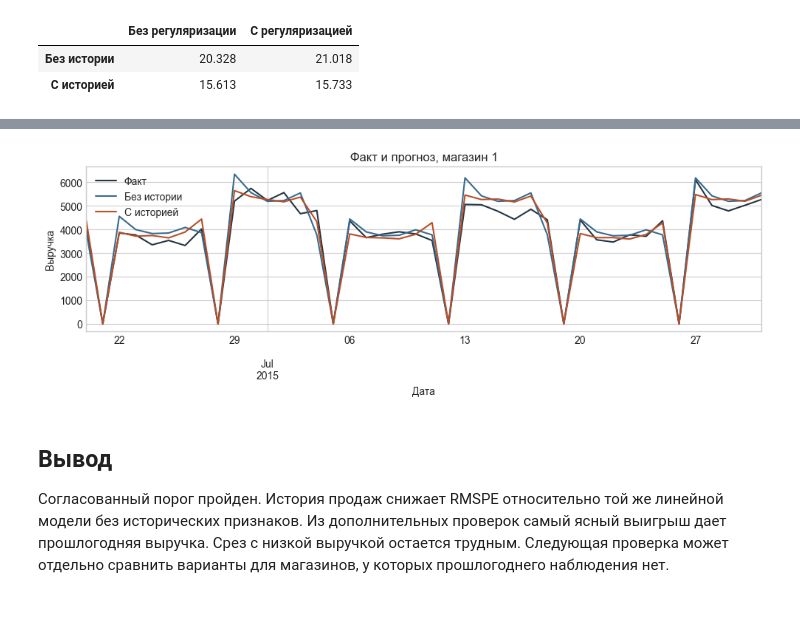
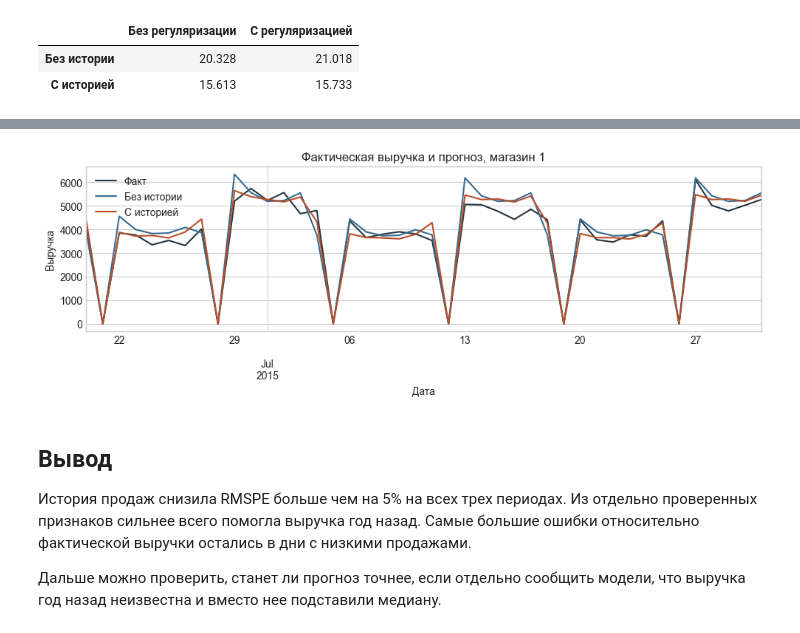
Before and after one commit to PikaChuChuMF/RnD-ML-Course-2026-2, a Jupyter notebook: notebooks/analysis.ipynb, the cells around one changed output, grey strips where cells are left out. Drawn from its saved outputs; the diff is of its cells as text; code cells hidden in the pictures.

```diff
--- a/notebooks/analysis.ipynb
+++ b/notebooks/analysis.ipynb
@@ -287,16 +288,16 @@ plt.show()
 # %%
 store_id = predictions["Store"].min()
 store = predictions.loc[predictions["Store"] == store_id].sort_values("Date").set_index("Date")
 lines = store[["Sales", "no_history", "with_history"]].rename(columns={"Sales": "Факт", **names})
 ax = lines.plot(figsize=(10, 3.6), color=["#243543", "#376b8d", "#ba4e28"])
-ax.set(title=f"Факт и прогноз, магазин {store_id}", xlabel="Дата", ylabel="Выручка")
+ax.set(title=f"Фактическая выручка и прогноз, магазин {store_id}", xlabel="Дата", ylabel="Выручка")
 plt.tight_layout()
 plt.show()
 # %% [output]
-[figure, old version]
+[figure, new version]
 # %% [markdown]
 ## Вывод
 
-Согласованный порог пройден. История продаж снижает RMSPE относительно той же линейной модели без исторических признаков.
-Из дополнительных проверок самый ясный выигрыш дает прошлогодняя выручка. Срез с низкой выручкой остается трудным.
-Следующая проверка может отдельно сравнить варианты для магазинов, у которых прошлогоднего наблюдения нет.
+История продаж снизила RMSPE больше чем на 5% на всех трех периодах. Из отдельно проверенных признаков сильнее всего помогла выручка год назад. Самые большие ошибки относительно фактической выручки остались в дни с низкими продажами.
+
+Дальше можно проверить, станет ли прогноз точнее, если отдельно сообщить модели, что выручка год назад неизвестна и вместо нее подставили медиану.
```
Also changed, not shown: parts of 19 cells of this notebook, 1 other file.
